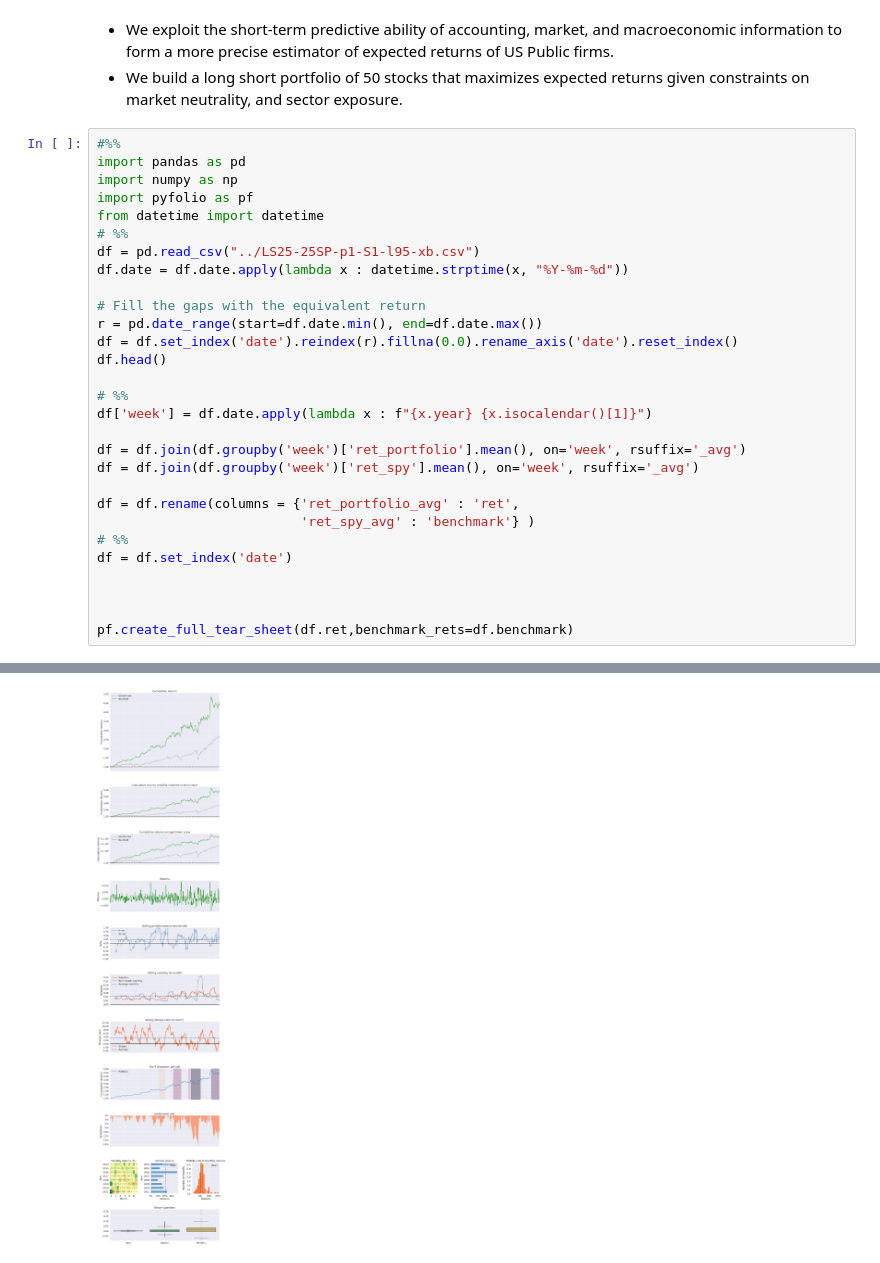
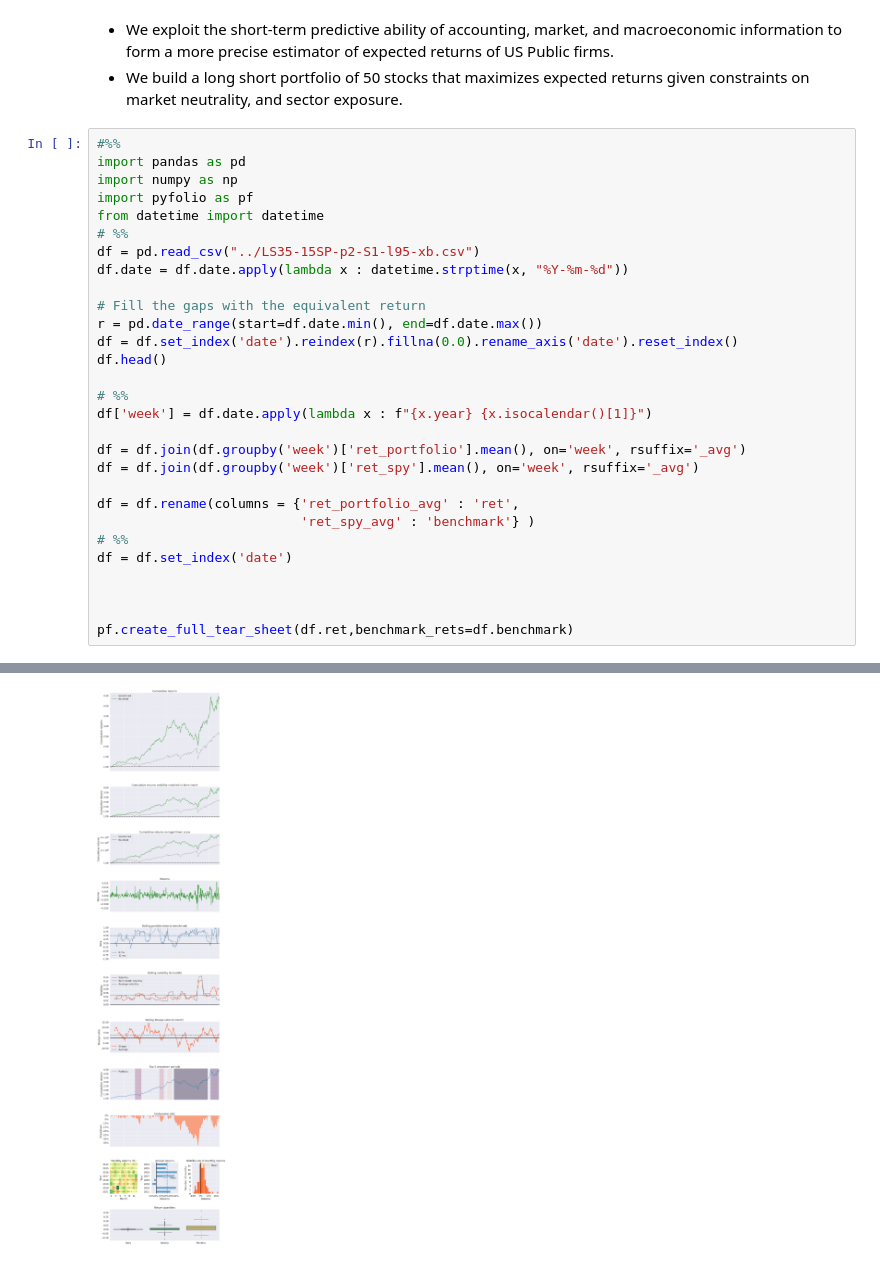
Before and after one commit to jfimbett/jfimbett.github.io, a Jupyter notebook: assets/PyFolioAnalysisAlphaGenMoreLong.ipynb, the cells around one changed output, grey strips where cells are left out. Cells and saved outputs as stored; diff of their text form.

```diff
--- a/assets/PyFolioAnalysisAlphaGenMoreLong.ipynb
+++ b/assets/PyFolioAnalysisAlphaGenMoreLong.ipynb
@@ -18,7 +18,7 @@ import numpy as np
 import pyfolio as pf
 from datetime import datetime
 # %%
-df = pd.read_csv("../LS25-25SP-p1-S1-l95-xb.csv")
+df = pd.read_csv("../LS35-15SP-p2-S1-l95-xb.csv")
 df.date = df.date.apply(lambda x : datetime.strptime(x, "%Y-%m-%d"))
 
 # Fill the gaps with the equivalent return
@@ -74 +74 @@ pf.create_full_tear_sheet(df.ret,benchmark_rets=df.benchmark)
-[figure, old version]
+[figure, new version]
```
Also changed, not shown: parts of 1 cell of this notebook.
